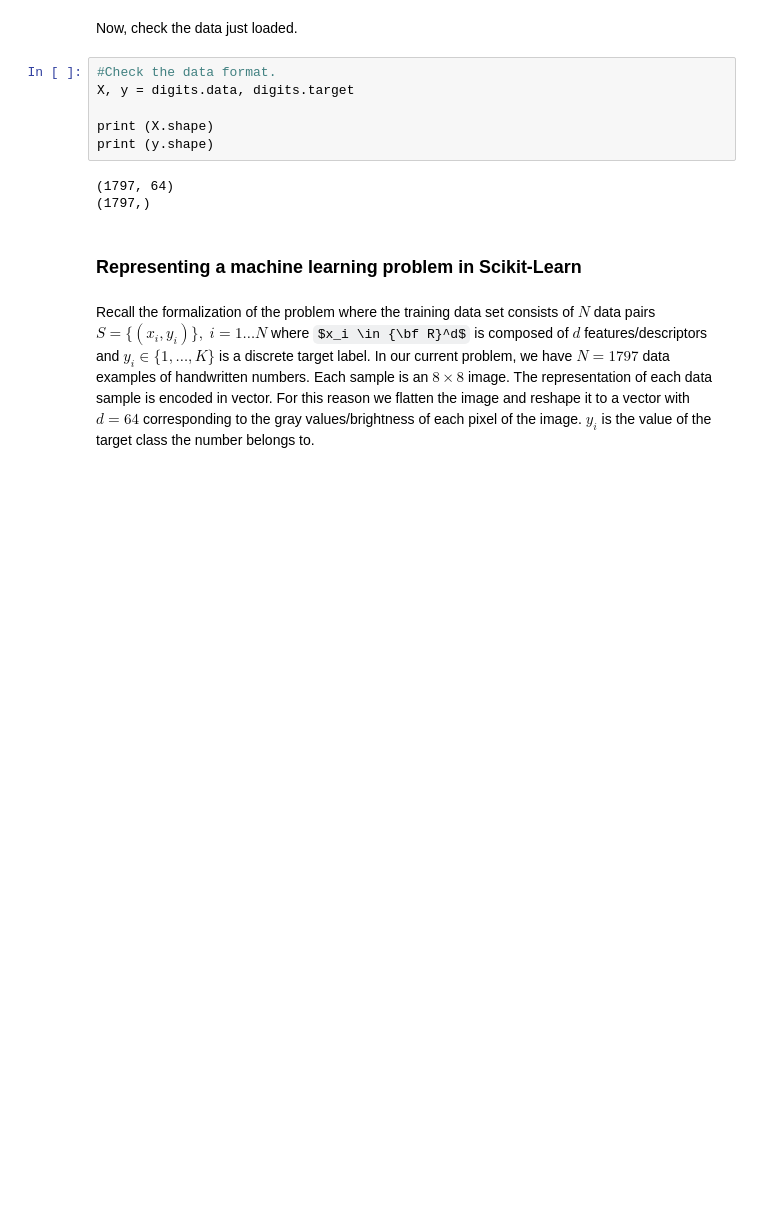
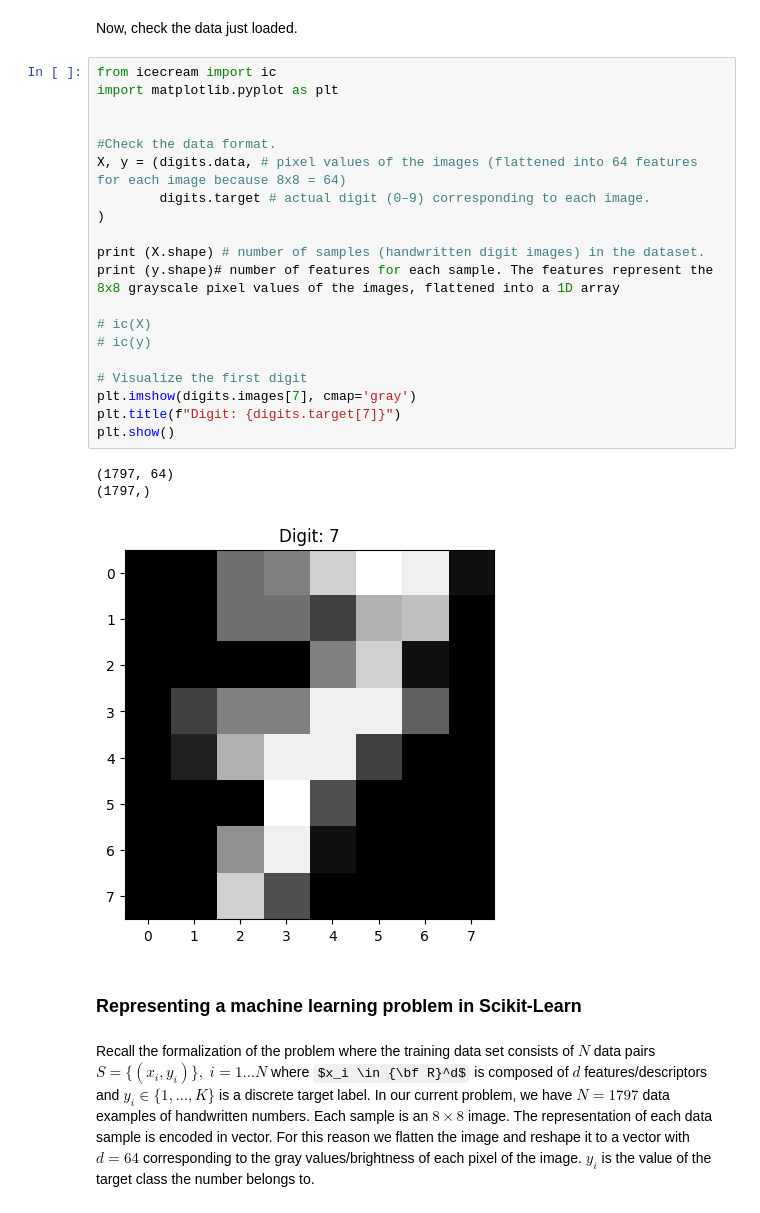
Before and after one commit to dbigman/nbs-4-master, a Jupyter notebook: s-408/2. Machine Learning I.ipynb, the cells around one changed output. Cells and saved outputs as stored; diff of their text form; some formulas as TeX source; blank space fills up the shorter version.

```diff
--- a/s-408/2. Machine Learning I.ipynb
+++ b/s-408/2. Machine Learning I.ipynb
@@ -105,14 +109,29 @@ digits = datasets.load_digits()
 # %% [markdown]
 Now, check the data just loaded.
-# %%
-#Check the data format.
-X, y = digits.data, digits.target
-
-print (X.shape)
-print (y.shape)
-# %% [output]
-(1797, 64)
-(1797,)
+# %%
+from icecream import ic
+import matplotlib.pyplot as plt
+
+
+#Check the data format.
+X, y = (digits.data, # pixel values of the images (flattened into 64 features for each image because 8x8 = 64)
+        digits.target # actual digit (0–9) corresponding to each image.
+)
+
+print (X.shape) # number of samples (handwritten digit images) in the dataset.
+print (y.shape)# number of features for each sample. The features represent the 8x8 grayscale pixel values of the images, flattened into a 1D array
+
+# ic(X)
+# ic(y)
+
+# Visualize the first digit
+plt.imshow(digits.images[7], cmap='gray')
+plt.title(f"Digit: {digits.target[7]}")
+plt.show()
+# %% [output]
+(1797, 64)
+(1797,)
+[figure, added]
 # %% [markdown]
 ### Representing a machine learning problem in Scikit-Learn
 # %% [markdown]
```
Also changed, not shown: parts of 8 cells of this notebook.
